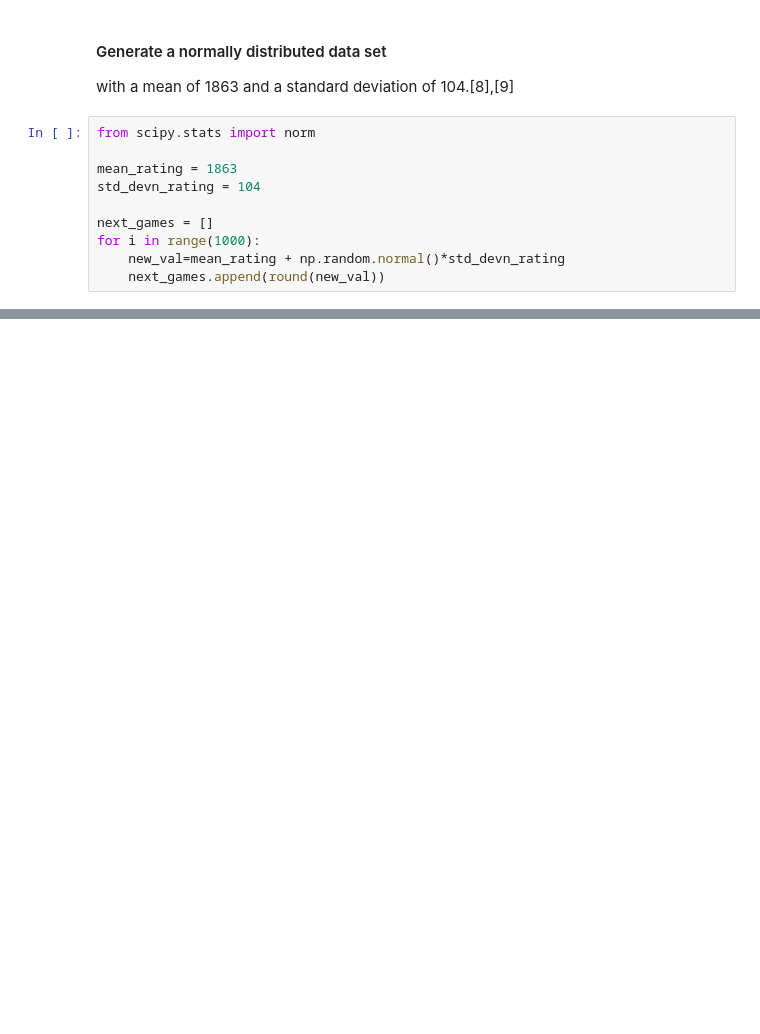
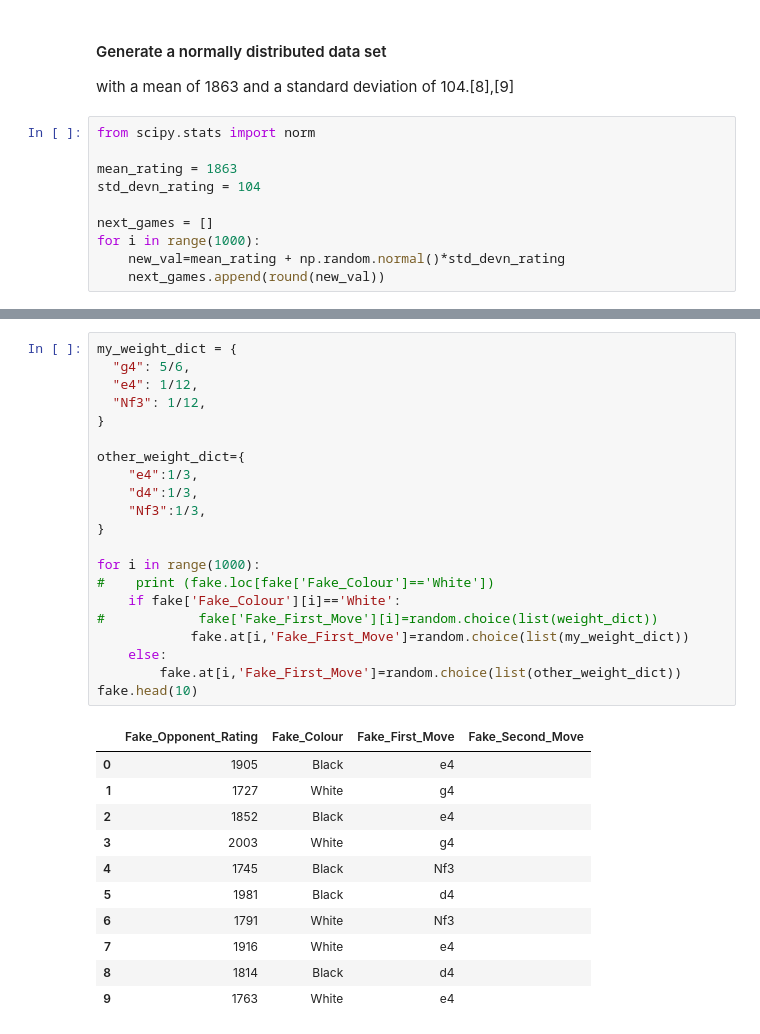
Before and after one commit to HFintan/pda_proj, a Jupyter notebook: pda_proj.ipynb, the cells around one changed output, grey strips where cells are left out. Saved outputs shown, nothing was run; the diff lists cells and outputs as text; blank space fills up the shorter version.

```diff
--- a/pda_proj.ipynb
+++ b/pda_proj.ipynb
@@ -307,0 +364,33 @@ plt.show()
+# %%
+my_weight_dict = {
+  "g4": 5/6,
+  "e4": 1/12,
+  "Nf3": 1/12,
+}
+
+other_weight_dict={
+    "e4":1/3,
+    "d4":1/3,
+    "Nf3":1/3,
+}
+
+for i in range(1000):
+#    print (fake.loc[fake['Fake_Colour']=='White'])
+    if fake['Fake_Colour'][i]=='White':
+#            fake['Fake_First_Move'][i]=random.choice(list(weight_dict))
+            fake.at[i,'Fake_First_Move']=random.choice(list(my_weight_dict))
+    else:
+        fake.at[i,'Fake_First_Move']=random.choice(list(other_weight_dict))
+fake.head(10)
+# %% [output]
+|  | Fake_Opponent_Rating | Fake_Colour | Fake_First_Move | Fake_Second_Move |
+| 0 | 1905 | Black | e4 |  |
+| 1 | 1727 | White | g4 |  |
+| 2 | 1852 | Black | e4 |  |
+| 3 | 2003 | White | g4 |  |
+| 4 | 1745 | Black | Nf3 |  |
+| 5 | 1981 | Black | d4 |  |
+| 6 | 1791 | White | Nf3 |  |
+| 7 | 1916 | White | e4 |  |
+| 8 | 1814 | Black | d4 |  |
+| 9 | 1763 | White | e4 |  |
```
Also changed, not shown: parts of 11 cells of this notebook.
